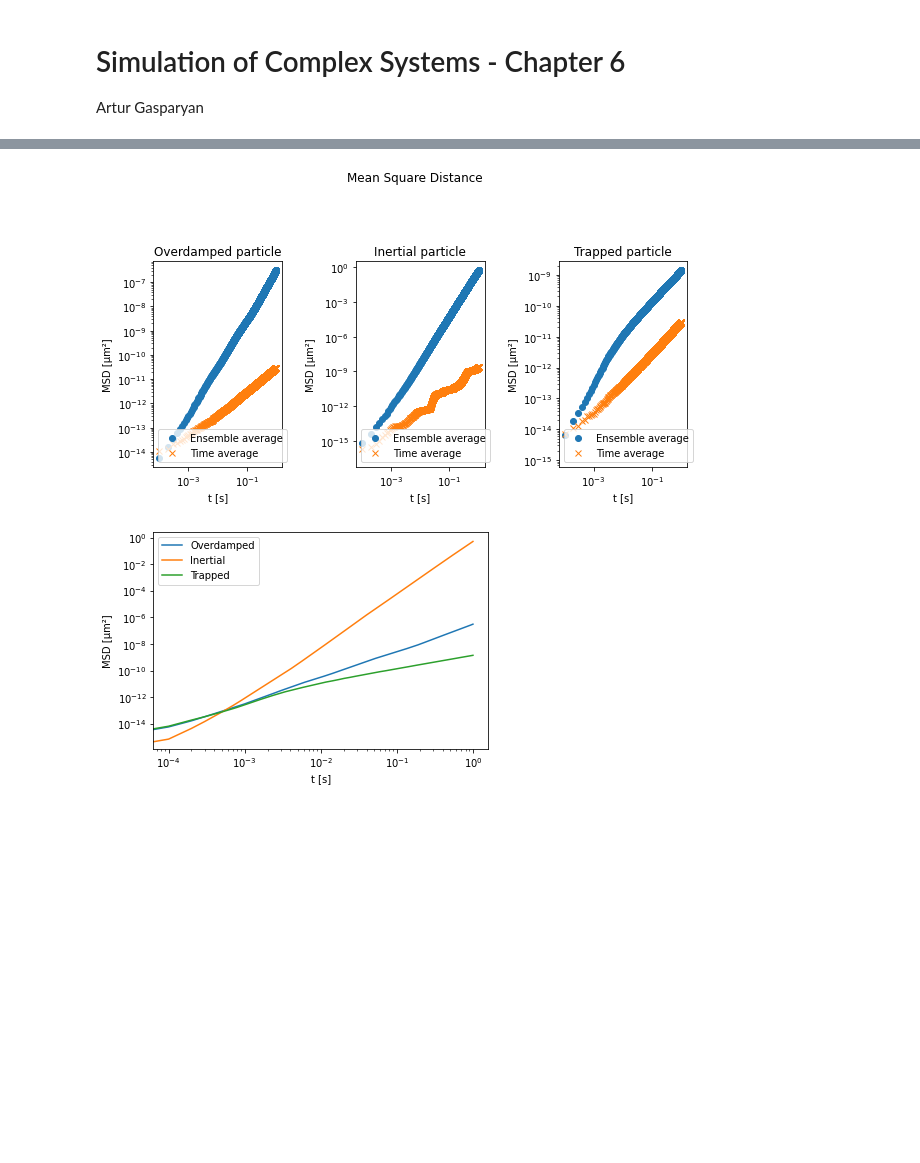
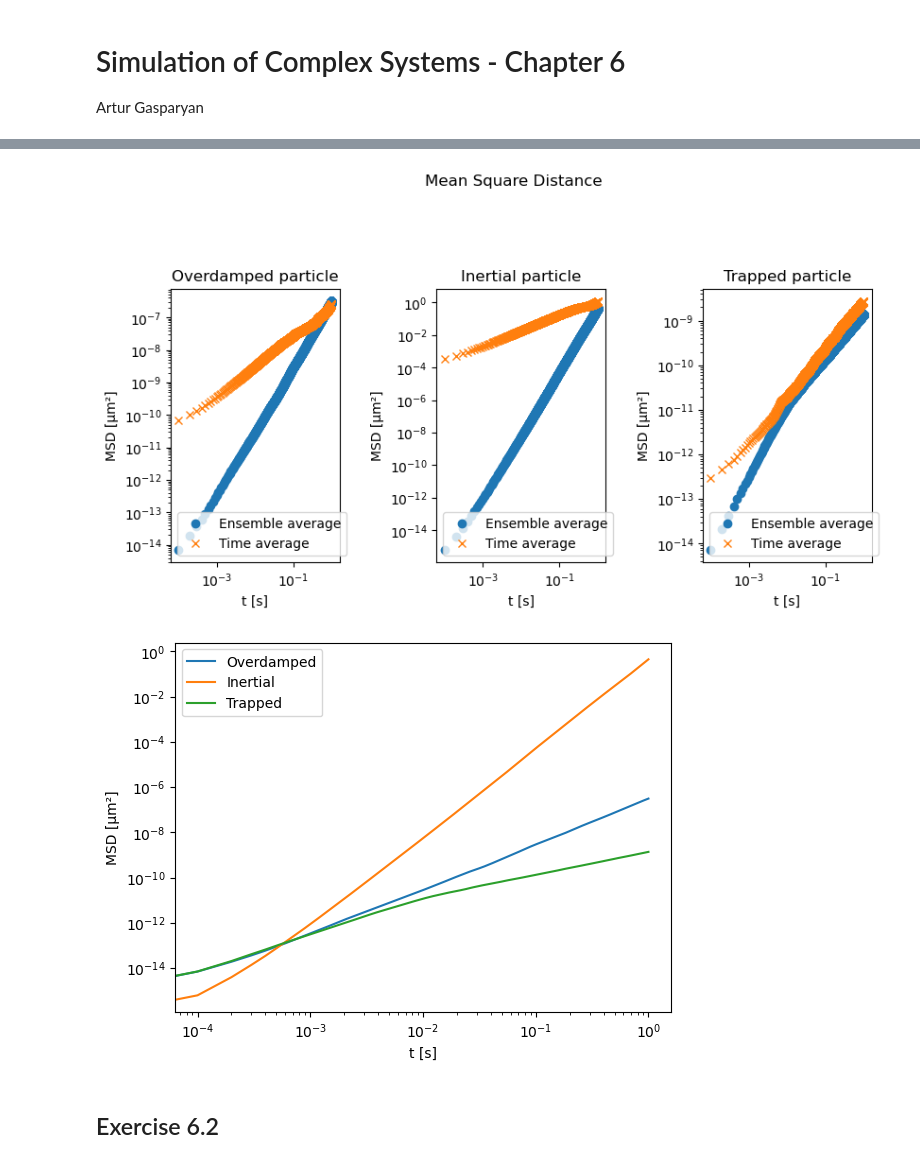
Before and after one commit to gasparyanartur/simulation-of-complex-systems-solutions, a Jupyter notebook: chapter-6/chapter-6.ipynb, the cells around one changed output, grey strips where cells are left out. Saved outputs shown, nothing was run; the diff lists cells and outputs as text; code cells hidden in the pictures; blank space fills up the shorter version.

```diff
--- a/chapter-6/chapter-6.ipynb
+++ b/chapter-6/chapter-6.ipynb
@@ -10,7 +10,7 @@ import math
 from scipy import constants
 # %%
 rng = np.random.default_rng()
-time_res = 100
+time_res = 1
 n_steps = 10000
 n_simulations = 100
 time_step = 0.0001
@@ -106,11 +102,22 @@ def get_metrics_from_x(x, x_long, n_steps, time_step, time_res):
     # OBSERVE: DOES NOT WORK
     tmsd = np.zeros(n_steps)
     for i in range(n_steps):
-        x_interval = x_long[(i)*time_res:(i+1)*time_res]
+        #msd_sum = 0
+        #offset = i*time_res
+        #for j in range(time_res):
+        #    msd_sum += (np.linalg.norm(x_long[offset] - x_long[offset+j]))**2
+        #
+        #tmsd[i] = tmsd[i-1] + msd_sum / time_res
+
+        #x_interval = x_long[(i)*time_res:(i+1)*time_res]
         x_curr = x_long[i*time_res]
-        sqr_dist_t = np.linalg.norm(x_interval-x_curr, axis=1)**2
+        displacement = x_long-x_curr
+        #sqr_dist_t = np.sum(displacement[:, 0]**2-displacement[:, 1]**2)
+        sqr_dist_t = np.linalg.norm(displacement, axis=1)**2
 
         tmsd[i] = tmsd[i-1] + np.mean(sqr_dist_t)
+        #tmsd[i] = tmsd[i-1] + (sqr_dist_t) / n_steps
+
         #tmsd[i] = np.mean(sqr_dist_t)
 
     return {"sqr_dist": sqr_dist, "msd": msd, "emsd": emsd, "tmsd": tmsd}
@@ -120,32 +127,34 @@ metrics_inertial = get_metrics_from_x(x_inertial, x_inertial_long, n_steps, time
 metrics_trapped = get_metrics_from_x(x_trapped, x_trapped_long, n_steps, time_step, time_res)
 metrics_all = [metrics_overdamped, metrics_inertial, metrics_trapped]
 titles = ["Overdamped particle", "Inertial particle", "Trapped particle"]
 
 fig, axes = plt.subplots(1, 3, figsize=(9, 5))
 fig.suptitle("Mean Square Distance")
 fig.tight_layout(pad=4)
 
 t = np.arange(n_steps)*time_step
 for metric, ax, title in zip(metrics_all, axes, titles):
     ax.plot(t, metric["emsd"], 'o')
     ax.plot(t, metric["tmsd"], 'x')  # TODO: FIX THIS
     ax.set_title(title)
     ax.set_yscale('log')
     ax.set_xscale('log')
     ax.set_xlabel("t [s]")
     ax.set_ylabel("MSD [µm²]")
     ax.legend(["Ensemble average", "Time average"])
 
 
 fig = plt.figure()
 plt.plot(t, metrics_overdamped["emsd"])
 plt.plot(t, metrics_inertial["emsd"])
 plt.plot(t, metrics_trapped["emsd"])
 plt.yscale('log')
 plt.xscale('log')
 plt.xlabel('t [s]')
 plt.ylabel('MSD [µm²]')
 plt.legend(["Overdamped", "Inertial", "Trapped"]);
 # %% [output]
-[figure, old version]
+[figure, new version]
-[figure, old version]
+[figure, new version]
+# %% [markdown]
+## Exercise 6.2
```
Also changed, not shown: parts of 3 cells of this notebook.
